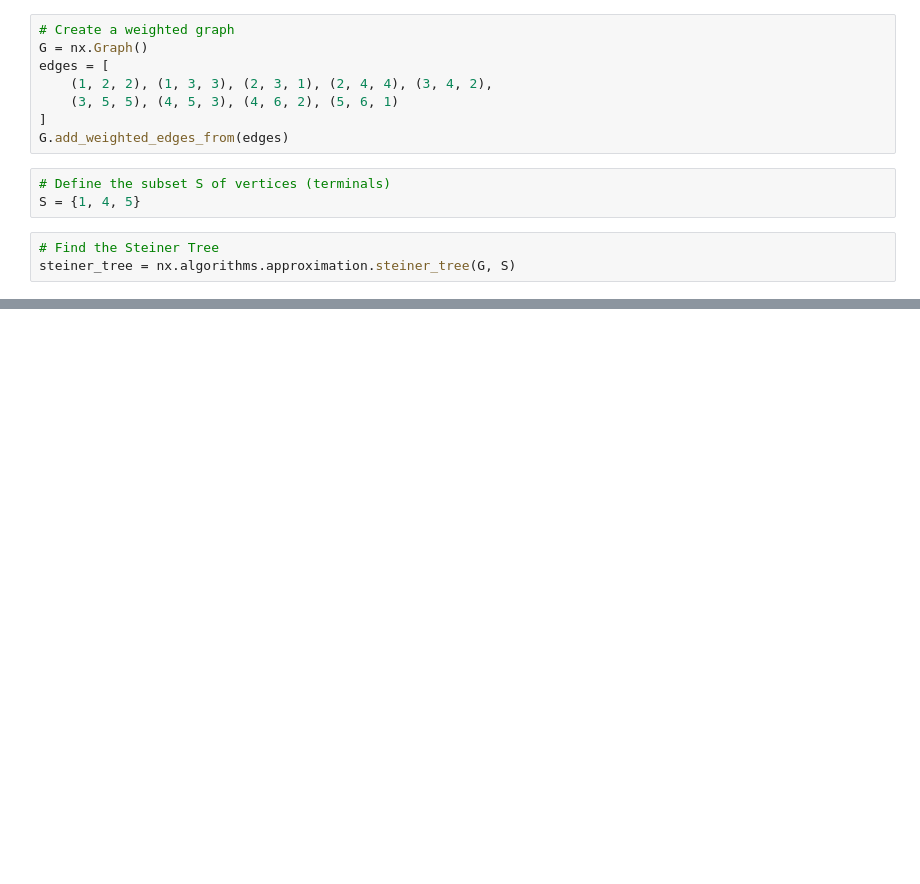
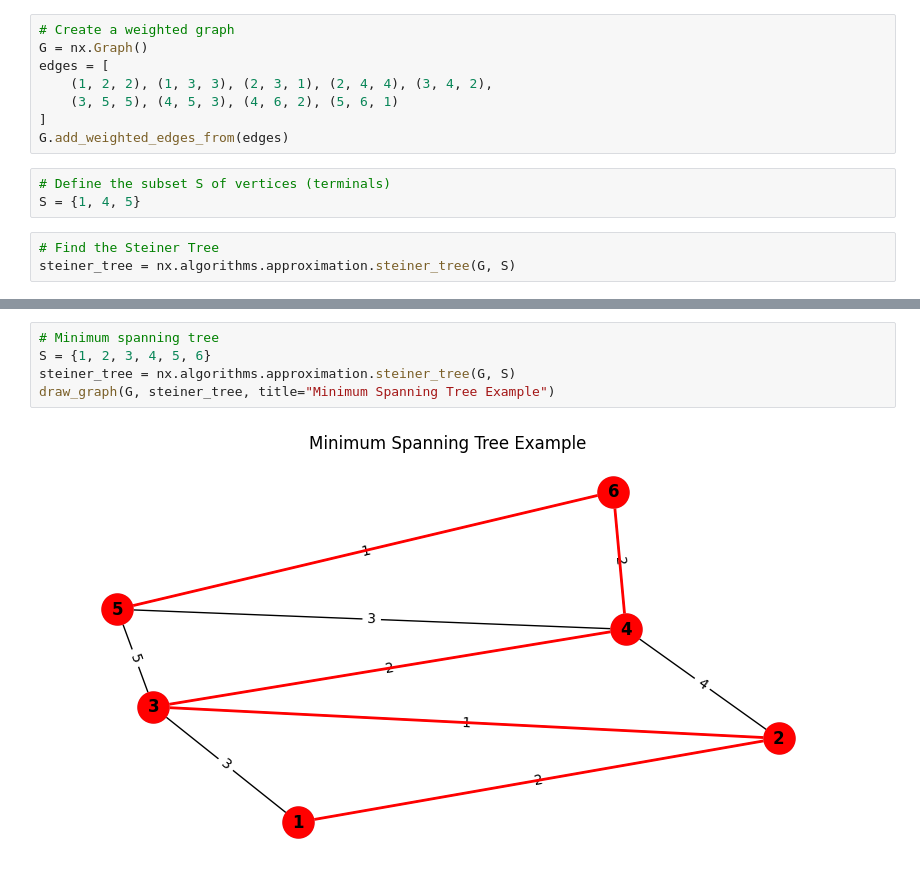
Before and after one commit to 0xjrr/steiner_trees, a Jupyter notebook: steiner_trees.ipynb, the cells around one changed output, grey strips where cells are left out. Saved outputs shown, nothing was run; the diff lists cells and outputs as text; blank space fills up the shorter version.

```diff
--- a/steiner_trees.ipynb
+++ b/steiner_trees.ipynb
@@ -41,0 +57,7 @@ plt.show()
+# %%
+# Minimum spanning tree
+S = {1, 2, 3, 4, 5, 6}
+steiner_tree = nx.algorithms.approximation.steiner_tree(G, S)
+draw_graph(G, steiner_tree, title="Minimum Spanning Tree Example")
+# %% [output]
+[figure, added]
```
Also changed, not shown: parts of 4 cells of this notebook.
